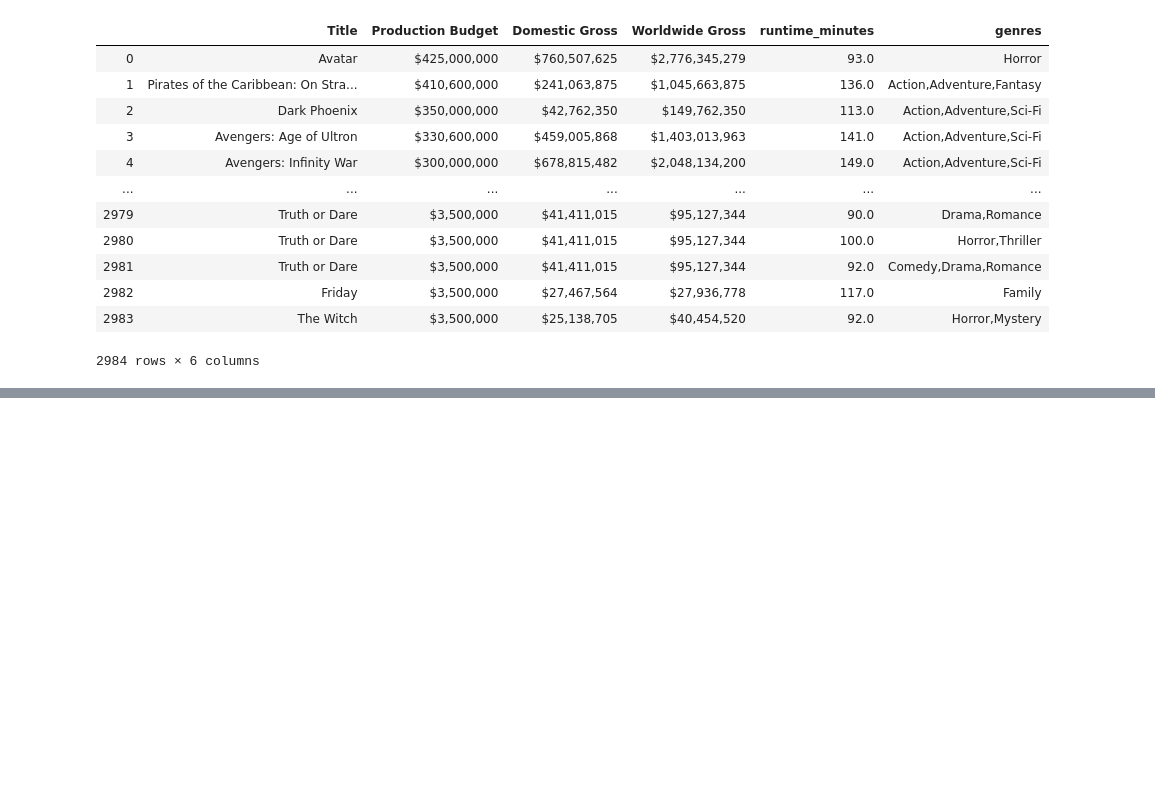
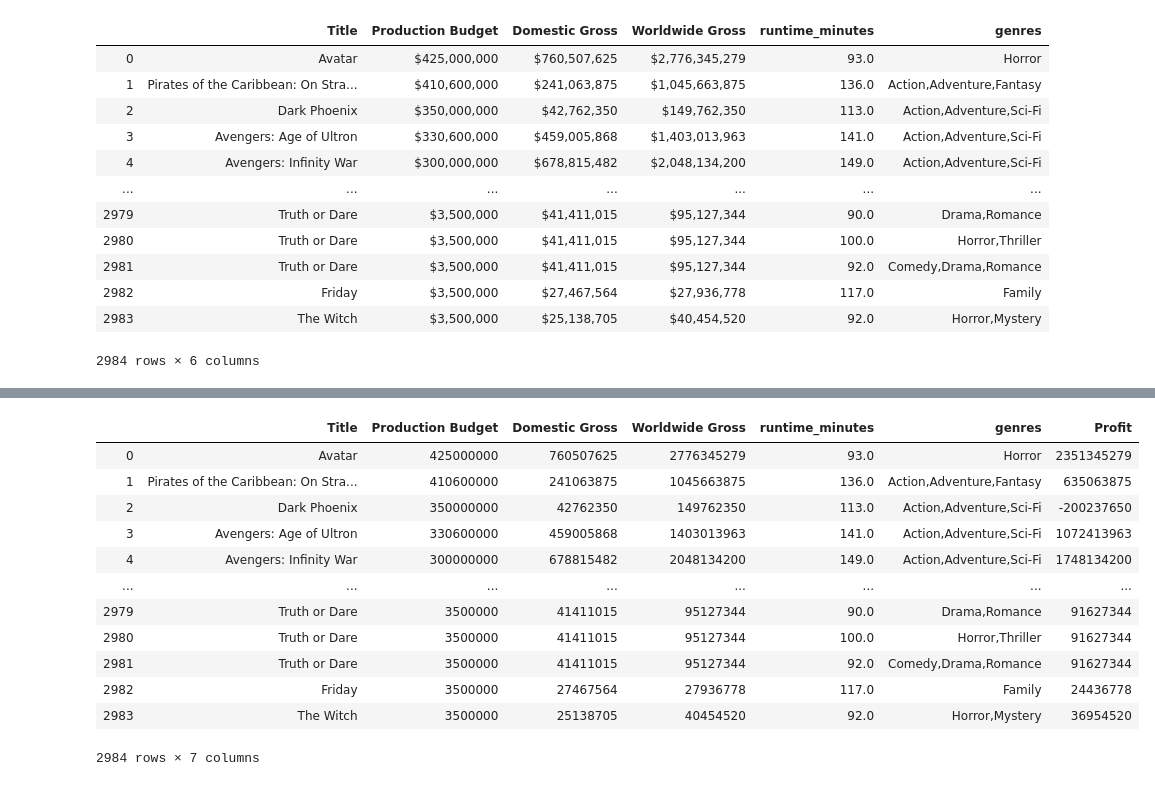
Before and after one commit to viviandng/film_trends, a Jupyter notebook: Data Cleaning.ipynb, the cells around one changed output, grey strips where cells are left out. Saved outputs shown, nothing was run; the diff lists cells and outputs as text; code cells hidden in the pictures; blank space fills up the shorter version.

Commit message:
created profit column

```diff
--- a/Data Cleaning.ipynb
+++ b/Data Cleaning.ipynb
@@ -67,3 +69,15 @@ main_df
 | 2982 | Friday | $3,500,000 | $27,467,564 | $27,936,778 | 117.0 | Family |
 | 2983 | The Witch | $3,500,000 | $25,138,705 | $40,454,520 | 92.0 | Horror,Mystery |
 2984 rows × 6 columns
+# %%
+# main_df["Production Budget", "Domestic Gross", "Worldwide Gross"].apply(lambda x: x.strip("$"))
+main_df["Production Budget"] = main_df["Production Budget"].apply(lambda x: x.strip("$"))
+main_df["Production Budget"] = main_df["Production Budget"].apply(lambda x: x.replace(",",""))
+main_df["Domestic Gross"] = main_df["Domestic Gross"].apply(lambda x: x.strip("$"))
+main_df["Domestic Gross"] = main_df["Domestic Gross"].apply(lambda x: x.replace(",",""))
+main_df["Worldwide Gross"] = main_df["Worldwide Gross"].apply(lambda x: x.strip("$"))
+main_df["Worldwide Gross"] = main_df["Worldwide Gross"].apply(lambda x: x.replace(",",""))
+# %%
+main_df["Production Budget"] = main_df["Production Budget"].astype(int)
+main_df["Domestic Gross"] = main_df["Domestic Gross"].astype(int)
+main_df["Worldwide Gross"] = main_df["Worldwide Gross"].astype(int)
@@ -69,0 +100,18 @@ main_df
+# %%
+main_df["Profit"] = main_df["Worldwide Gross"] - main_df["Production Budget"]
+# %%
+main_df
+# %% [output]
+|  | Title | Production Budget | Domestic Gross | Worldwide Gross | runtime_minutes | genres | Profit |
+| 0 | Avatar | 425000000 | 760507625 | 2776345279 | 93.0 | Horror | 2351345279 |
+| 1 | Pirates of the Caribbean: On Stra... | 410600000 | 241063875 | 1045663875 | 136.0 | Action,Adventure,Fantasy | 635063875 |
+| 2 | Dark Phoenix | 350000000 | 42762350 | 149762350 | 113.0 | Action,Adventure,Sci-Fi | -200237650 |
+| 3 | Avengers: Age of Ultron | 330600000 | 459005868 | 1403013963 | 141.0 | Action,Adventure,Sci-Fi | 1072413963 |
+| 4 | Avengers: Infinity War | 300000000 | 678815482 | 2048134200 | 149.0 | Action,Adventure,Sci-Fi | 1748134200 |
+| ... | ... | ... | ... | ... | ... | ... | ... |
+| 2979 | Truth or Dare | 3500000 | 41411015 | 95127344 | 90.0 | Drama,Romance | 91627344 |
+| 2980 | Truth or Dare | 3500000 | 41411015 | 95127344 | 100.0 | Horror,Thriller | 91627344 |
+| 2981 | Truth or Dare | 3500000 | 41411015 | 95127344 | 92.0 | Comedy,Drama,Romance | 91627344 |
+| 2982 | Friday | 3500000 | 27467564 | 27936778 | 117.0 | Family | 24436778 |
+| 2983 | The Witch | 3500000 | 25138705 | 40454520 | 92.0 | Horror,Mystery | 36954520 |
+2984 rows × 7 columns
```
Also changed, not shown: parts of 14 cells of this notebook.
